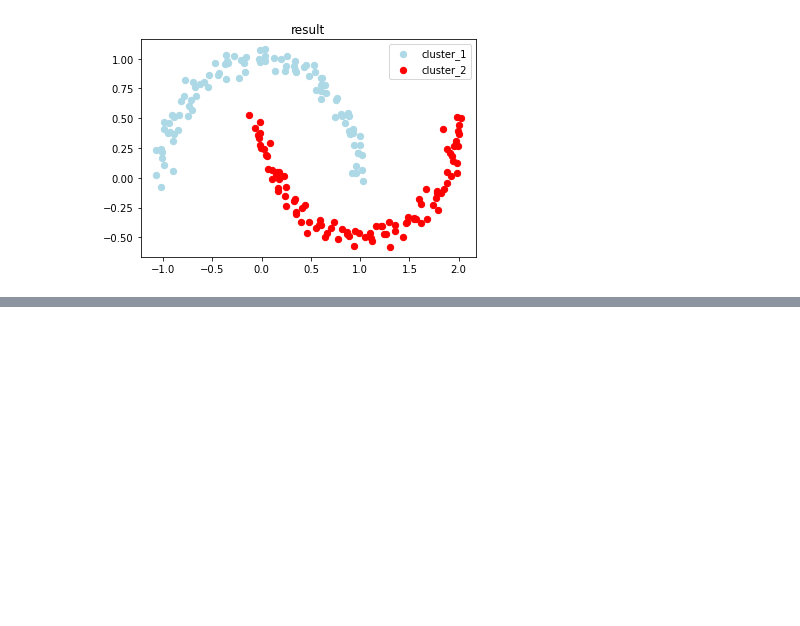
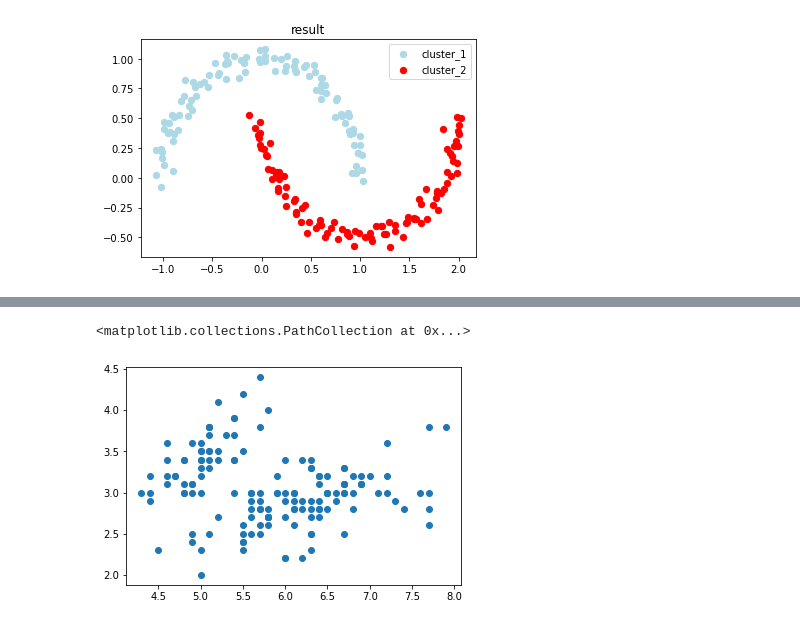
Before and after one commit to hyunwoongko/bigdata-lecture, a Jupyter notebook: _notebooks/05_03_군집분석_클러스터링.ipynb, the cells around one changed output, grey strips where cells are left out. Saved outputs shown, nothing was run; the diff lists cells and outputs as text; code cells hidden in the pictures; blank space fills up the shorter version.

```diff
--- a/_notebooks/05_03_군집분석_클러스터링.ipynb
+++ b/_notebooks/05_03_군집분석_클러스터링.ipynb
@@ -426,0 +437,8 @@ sklearn에서는 `from sklearn.mixturemas import GaussianMixture`를 이용해
+# %%
+iris = datasets.load_iris()
+X = iris.data[:, :2]
+d = pd.DataFrame(X)
+plt.scatter(d[0], d[1])
+# %% [output]
+<matplotlib.collections.PathCollection at 0x...>
+[figure, added]
```
Also changed, not shown: parts of 15 cells of this notebook.
